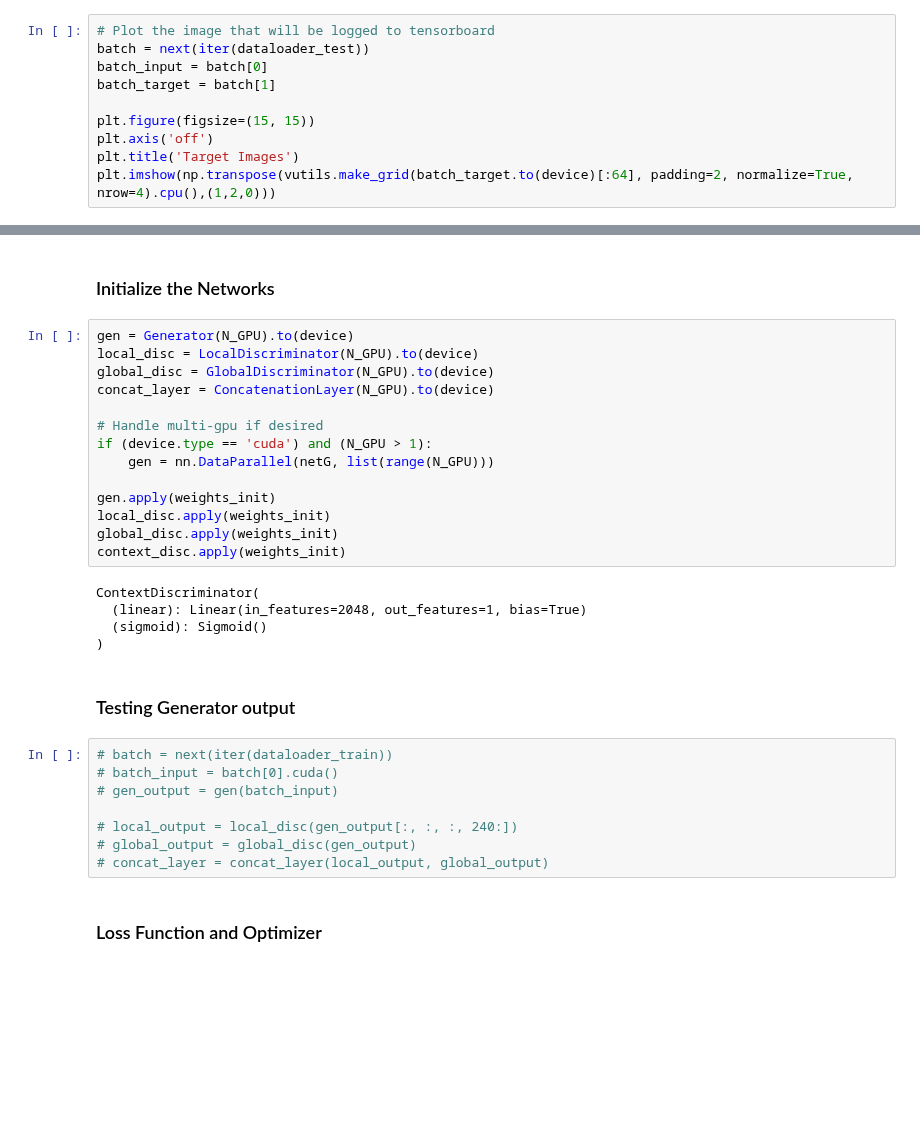
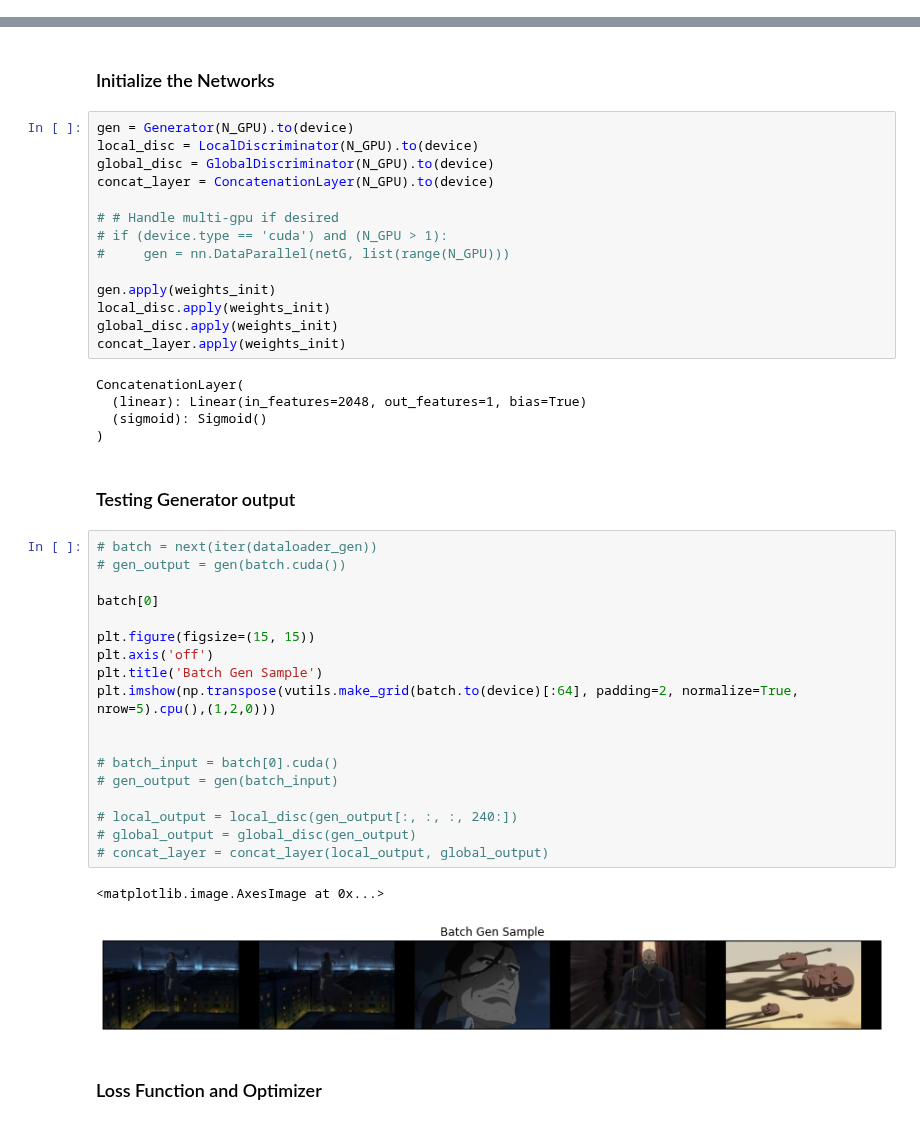
Before and after one commit to MatthewYancey/16-9GAN, a Jupyter notebook: model_gans_right_side.ipynb, the cells around one changed output, grey strips where cells are left out. Drawn from its saved outputs; the diff is of its cells as text; blank space fills up the shorter version.

```diff
--- a/model_gans_right_side.ipynb
+++ b/model_gans_right_side.ipynb
@@ -136,10 +160,0 @@ plt.imshow(np.transpose(vutils.make_grid(batch_input.to(device)[:64], padding=2,
-# %%
-# Plot the image that will be logged to tensorboard
-batch = next(iter(dataloader_test))
-batch_input = batch[0]
-batch_target = batch[1]
-
-plt.figure(figsize=(15, 15))
-plt.axis('off')
-plt.title('Target Images')
-plt.imshow(np.transpose(vutils.make_grid(batch_target.to(device)[:64], padding=2, normalize=True, nrow=4).cpu(),(1,2,0)))
@@ -397,29 +409,42 @@ local_disc = LocalDiscriminator(N_GPU).to(device)
 global_disc = GlobalDiscriminator(N_GPU).to(device)
 concat_layer = ConcatenationLayer(N_GPU).to(device)
 
-# Handle multi-gpu if desired
-if (device.type == 'cuda') and (N_GPU > 1):
-    gen = nn.DataParallel(netG, list(range(N_GPU)))
+# # Handle multi-gpu if desired
+# if (device.type == 'cuda') and (N_GPU > 1):
+#     gen = nn.DataParallel(netG, list(range(N_GPU)))
 
 gen.apply(weights_init)
 local_disc.apply(weights_init)
 global_disc.apply(weights_init)
-context_disc.apply(weights_init)
+concat_layer.apply(weights_init)
 # %% [output]
-ContextDiscriminator(
+ConcatenationLayer(
   (linear): Linear(in_features=2048, out_features=1, bias=True)
   (sigmoid): Sigmoid()
 )
 # %% [markdown]
 ### Testing Generator output
 # %%
-# batch = next(iter(dataloader_train))
+# batch = next(iter(dataloader_gen))
+# gen_output = gen(batch.cuda())
+
+batch[0]
+
+plt.figure(figsize=(15, 15))
+plt.axis('off')
+plt.title('Batch Gen Sample')
+plt.imshow(np.transpose(vutils.make_grid(batch.to(device)[:64], padding=2, normalize=True, nrow=5).cpu(),(1,2,0)))
+
+
 # batch_input = batch[0].cuda()
 # gen_output = gen(batch_input)
 
 # local_output = local_disc(gen_output[:, :, :, 240:])
 # global_output = global_disc(gen_output)
 # concat_layer = concat_layer(local_output, global_output)
+# %% [output]
+<matplotlib.image.AxesImage at 0x...>
+[figure, added]
 # %% [markdown]
 ### Loss Function and Optimizer
 # %%
```
Also changed, not shown: parts of 11 cells of this notebook.
